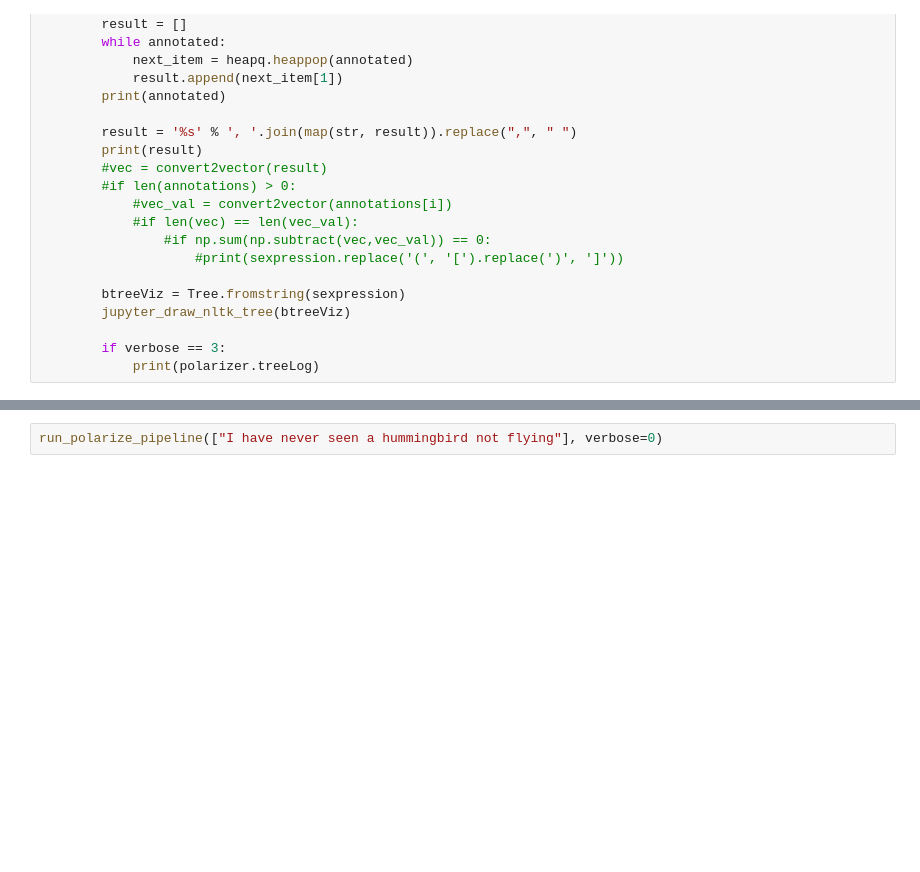
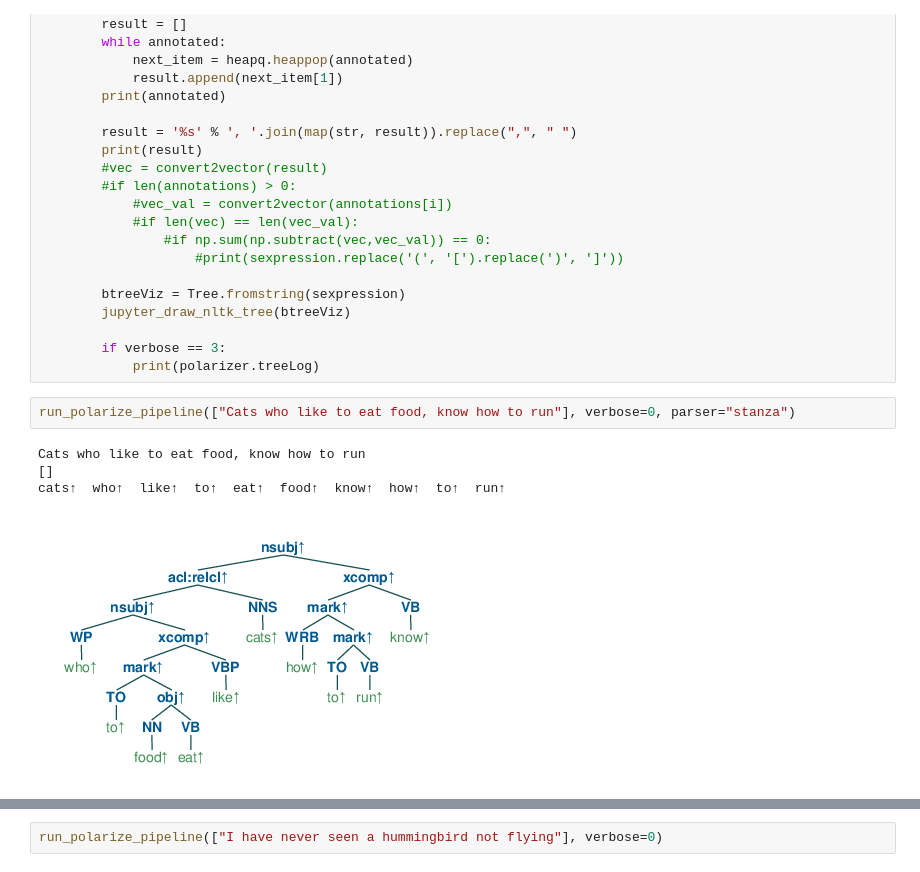
Before and after one commit to eric11eca/Udep2Mono, a Jupyter notebook: src/Udep2Mono.ipynb, the cells around one changed output, grey strips where cells are left out. Saved outputs shown, nothing was run; the diff lists cells and outputs as text; blank space fills up the shorter version.

```diff
--- a/src/Udep2Mono.ipynb
+++ b/src/Udep2Mono.ipynb
@@ -983,3 +1073,10 @@ def run_polarize_pipeline(sentences, annotations=[], verbose=0, parser="stanford
 
         if verbose == 3:
             print(polarizer.treeLog)
+# %%
+run_polarize_pipeline(["Cats who like to eat food, know how to run"], verbose=0, parser="stanza")
+# %% [output]
+Cats who like to eat food, know how to run
+[]
+cats↑  who↑  like↑  to↑  eat↑  food↑  know↑  how↑  to↑  run↑
+[figure, added]
```
Also changed, not shown: parts of 9 cells of this notebook, 6 other files.
